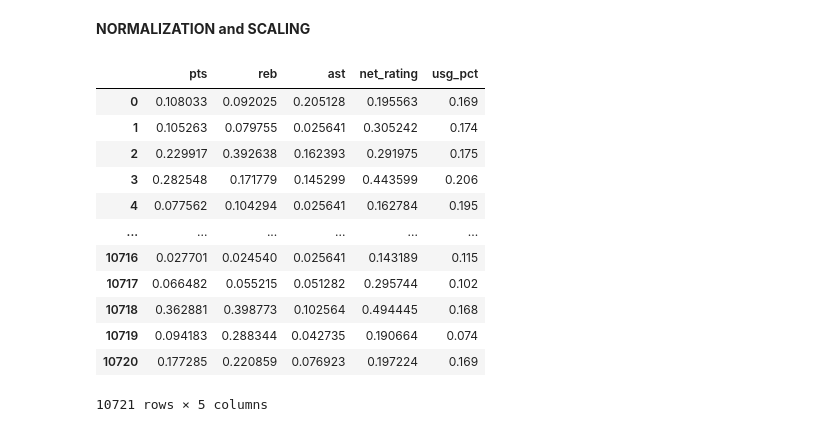
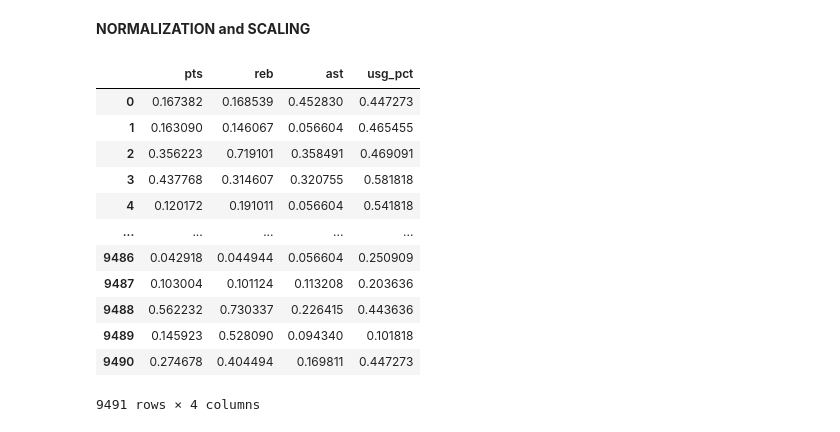
Before and after one commit to monroyminerodiego/UPY, a Jupyter notebook: 3rd_quarter/Statistical_Modeling/nba_prediction/Data_Cleaning/analisys_of_data.ipynb, the cells around one changed output. Saved outputs shown, nothing was run; the diff lists cells and outputs as text; code cells hidden in the pictures.

```diff
--- a/3rd_quarter/Statistical_Modeling/nba_prediction/Data_Cleaning/analisys_of_data.ipynb
+++ b/3rd_quarter/Statistical_Modeling/nba_prediction/Data_Cleaning/analisys_of_data.ipynb
@@ -108,0 +417,3 @@ nba_df.describe()
+# %%
+nba_no_outlier = nba_no_outlier.reset_index(drop=True)
+nba_no_outlier
@@ -109,5 +446,5 @@ nba_df.describe()
 # %%
 scaler = StandardScaler()
-Znormalized_nba = scaler.fit_transform(nba_df)
+Znormalized_nba = scaler.fit_transform(nba_no_outlier[['pts', 'reb', 'ast','usg_pct']])
 print(Znormalized_nba)
 # %% [output]
@@ -121,5 +458,5 @@ print(Znormalized_nba)
 # %%
 min_max_scaler = MinMaxScaler()
-Znormalized_nba_minmax = min_max_scaler.fit_transform(nba_df)
+Znormalized_nba_minmax = min_max_scaler.fit_transform(nba_no_outlier[['pts', 'reb', 'ast','usg_pct']])
 print(Znormalized_nba_minmax)
 # %% [output]
@@ -133,4 +470,4 @@ print(Znormalized_nba_minmax)
 # %%
-Znormalized_nba_df = pd.DataFrame(Znormalized_nba, columns = nba_df.columns)
+Znormalized_nba_df = pd.DataFrame(Znormalized_nba, columns = nba_no_outlier.columns[:4])
 Znormalized_nba_df
 # %% [output]
@@ -150,19 +487,19 @@ Znormalized_nba_df
 # %% [markdown]
 **NORMALIZATION and SCALING**
 # %%
-Znormalized_nba_minmax_df = pd.DataFrame(Znormalized_nba_minmax, columns = nba_df.columns)
+Znormalized_nba_minmax_df = pd.DataFrame(Znormalized_nba_minmax, columns = Znormalized_nba_df.columns)
 Znormalized_nba_minmax_df
 # %% [output]
-|  | pts | reb | ast | net_rating | usg_pct |
-| 0 | 0.108033 | 0.092025 | 0.205128 | 0.195563 | 0.169 |
-| 1 | 0.105263 | 0.079755 | 0.025641 | 0.305242 | 0.174 |
-| 2 | 0.229917 | 0.392638 | 0.162393 | 0.291975 | 0.175 |
-| 3 | 0.282548 | 0.171779 | 0.145299 | 0.443599 | 0.206 |
-| 4 | 0.077562 | 0.104294 | 0.025641 | 0.162784 | 0.195 |
-| ... | ... | ... | ... | ... | ... |
-| 10716 | 0.027701 | 0.024540 | 0.025641 | 0.143189 | 0.115 |
-| 10717 | 0.066482 | 0.055215 | 0.051282 | 0.295744 | 0.102 |
-| 10718 | 0.362881 | 0.398773 | 0.102564 | 0.494445 | 0.168 |
-| 10719 | 0.094183 | 0.288344 | 0.042735 | 0.190664 | 0.074 |
-| 10720 | 0.177285 | 0.220859 | 0.076923 | 0.197224 | 0.169 |
+|  | pts | reb | ast | usg_pct |
+| 0 | 0.167382 | 0.168539 | 0.452830 | 0.447273 |
+| 1 | 0.163090 | 0.146067 | 0.056604 | 0.465455 |
+| 2 | 0.356223 | 0.719101 | 0.358491 | 0.469091 |
+| 3 | 0.437768 | 0.314607 | 0.320755 | 0.581818 |
+| 4 | 0.120172 | 0.191011 | 0.056604 | 0.541818 |
+| ... | ... | ... | ... | ... |
+| 9486 | 0.042918 | 0.044944 | 0.056604 | 0.250909 |
+| 9487 | 0.103004 | 0.101124 | 0.113208 | 0.203636 |
+| 9488 | 0.562232 | 0.730337 | 0.226415 | 0.443636 |
+| 9489 | 0.145923 | 0.528090 | 0.094340 | 0.101818 |
+| 9490 | 0.274678 | 0.404494 | 0.169811 | 0.447273 |
-10721 rows × 5 columns
+9491 rows × 4 columns
```
Also changed, not shown: parts of 47 cells of this notebook, 10 other files.
